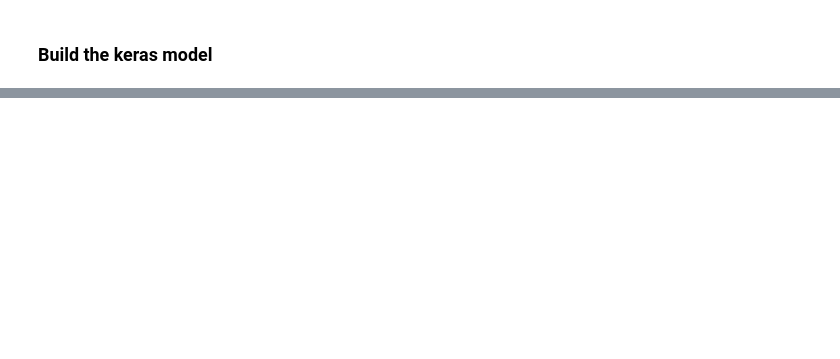
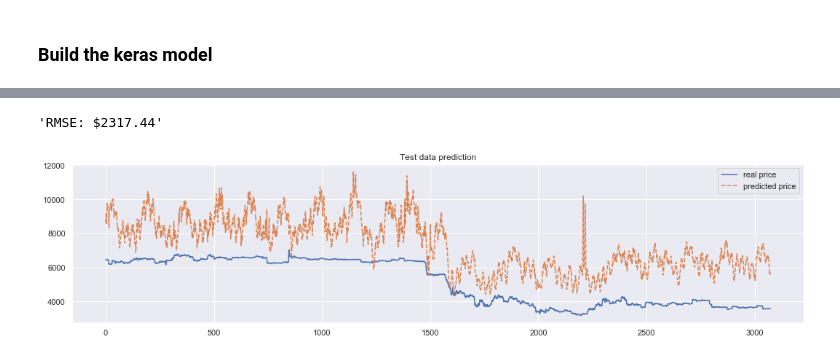
Before and after one commit to Wolfpack-Inc/data-engineering, a Jupyter notebook: machine-learning/keras-training.ipynb, the cells around one changed output, grey strips where cells are left out. Cells and saved outputs as stored; diff of their text form; code cells hidden in the pictures; blank space fills up the shorter version.

```diff
--- a/machine-learning/keras-training.ipynb
+++ b/machine-learning/keras-training.ipynb
@@ -168,14 +147,12 @@ X_train.shape, X_test.shape
 # %% [markdown]
 ### Build the keras model
 # %%
-def generate_model(input_shape):
+def build_bidirectional_model(X, y):
     model = Sequential()
-    model.add(Dense(16, input_shape=(input_shape,), activation='relu'))
-#     model.add(LSTM(16, input_shape=(input_shape, 1)))
-    model.add(Dense(1, activation='relu'))
-
-    adam = optimizers.Adam(learning_rate=0.01)
-
-    model.compile(loss='mean_squared_error', optimizer=adam)
+    model.add(Bidirectional(LSTM(256, activation='relu'), input_shape=(n_steps, n_features)))
+    model.add(Dense(64, activation='relu'))
+    model.add(Dropout(.6))
+    model.add(Dense(1))
+    model.compile(optimizer='rmsprop', loss='mse')
 
     return model
@@ -238,4 +158,0 @@ df_pred.head()
-# %%
-sns.set(style='darkgrid')
-df['price'].plot()
-df_pred['y_pred'].plot();
@@ -243,0 +159,6 @@ df_pred['y_pred'].plot();
+# %%
+# Create the model
+bidirectional_model = build_bidirectional_model(X_train, y_train)
+
+# Fit the model
+bidirectional_model.fit(X_train, y_train, validation_split=.2, epochs=50, batch_size=256);
@@ -243,0 +183,15 @@ df_pred['y_pred'].plot();
+# %%
+# Predict using the test data
+y_hat = bidirectional_model.predict(X_test)
+# %%
+# Root mean squared error
+'RMSE: ${:.2f}'.format(sqrt(mean_squared_error(y_test, y_hat)))
+# %% [output]
+'RMSE: $2317.44'
+# %%
+plt.plot(y_test, label='real price')
+plt.plot(y_hat, linestyle='dashed', label='predicted price')
+plt.title('Test data prediction')
+plt.legend();
+# %% [output]
+[figure, added]
```
Also changed, not shown: parts of 40 cells of this notebook.
